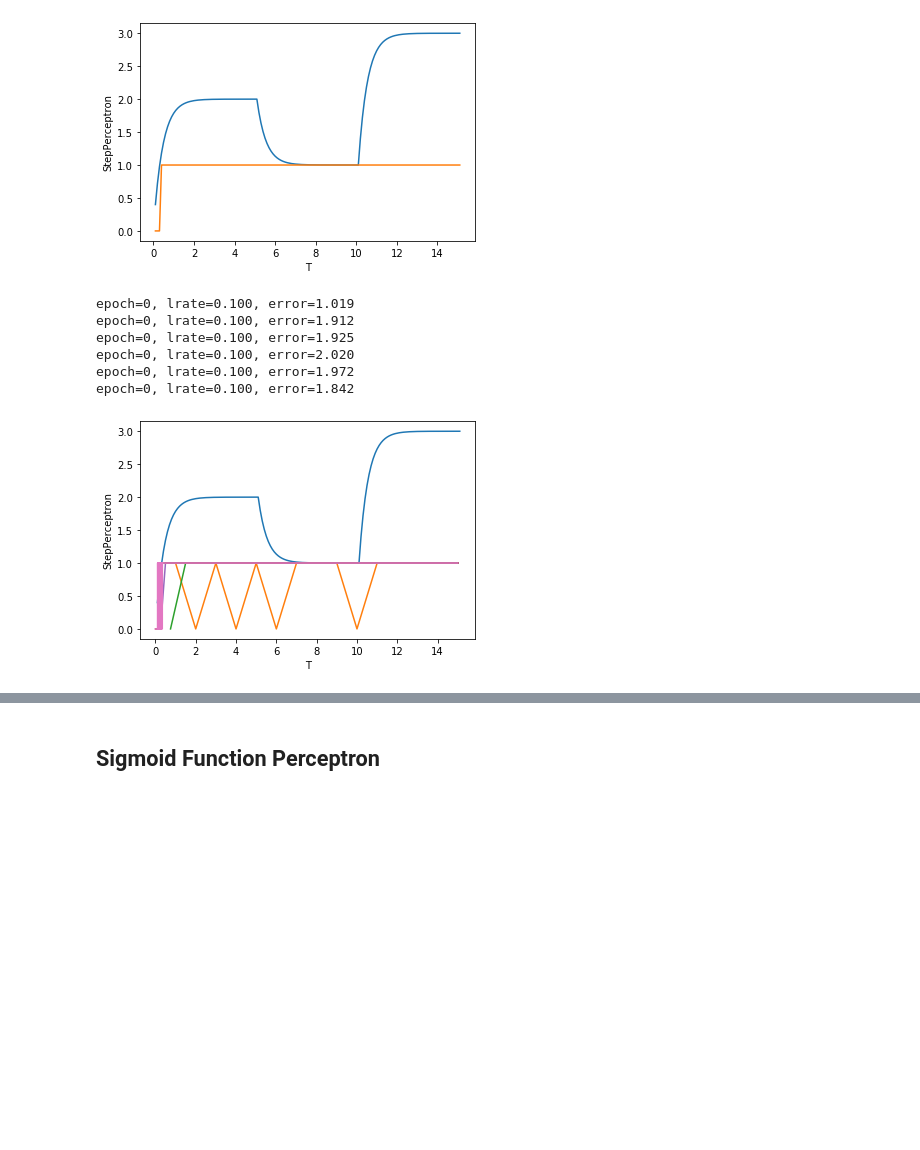
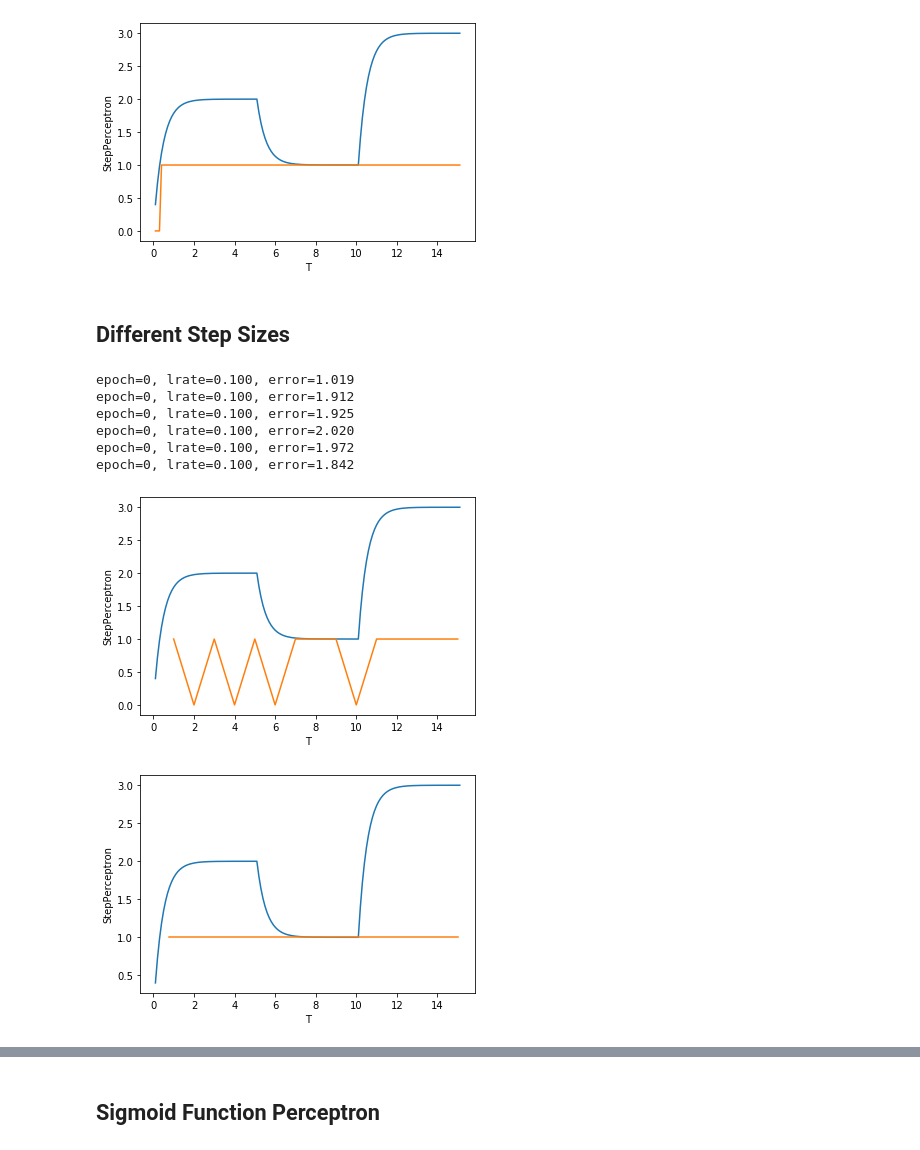
Before and after one commit to JamesDun2866/Computational-Science, a Jupyter notebook: Computational Science.ipynb, the cells around one changed output, grey strips where cells are left out. Cells and saved outputs as stored; diff of their text form; code cells hidden in the pictures; blank space fills up the shorter version.

```diff
--- a/Computational Science.ipynb
+++ b/Computational Science.ipynb
@@ -535,6 +527,8 @@ Stepplt = sns.lineplot(x="T", y="StepPerceptron", data=df1)
 Enter Selected Epoch
 1
 [figure]
+# %% [markdown]
+## Different Step Sizes
 # %%
 Noisedx2  = df2['xNoise'].to_numpy()
 Noisedx3  = df3['xNoise'].to_numpy()
@@ -559,11 +553,6 @@ df7['StepPerceptron'] = StepPerceptron7
 
 Noiseplt = sns.lineplot(x="T", y="X", data=df1)
 Stepplt = sns.lineplot(x="T", y="StepPerceptron", data=df2)
-Stepplt = sns.lineplot(x="T", y="StepPerceptron", data=df3)
-Stepplt = sns.lineplot(x="T", y="StepPerceptron", data=df4)
-Stepplt = sns.lineplot(x="T", y="StepPerceptron", data=df5)
-Stepplt = sns.lineplot(x="T", y="StepPerceptron", data=df6)
-Stepplt = sns.lineplot(x="T", y="StepPerceptron", data=df7)
 # %% [output]
 epoch=0, lrate=0.100, error=1.019
 epoch=0, lrate=0.100, error=1.912
@@ -571,4 +560,9 @@ epoch=0, lrate=0.100, error=1.925
 epoch=0, lrate=0.100, error=2.020
 epoch=0, lrate=0.100, error=1.972
 epoch=0, lrate=0.100, error=1.842
-[figure, old version]
+[figure, new version]
+# %%
+Noiseplt = sns.lineplot(x="T", y="X", data=df1)
+Stepplt = sns.lineplot(x="T", y="StepPerceptron", data=df3)
+# %% [output]
+[figure, added]
```
Also changed, not shown: parts of 26 cells of this notebook.
